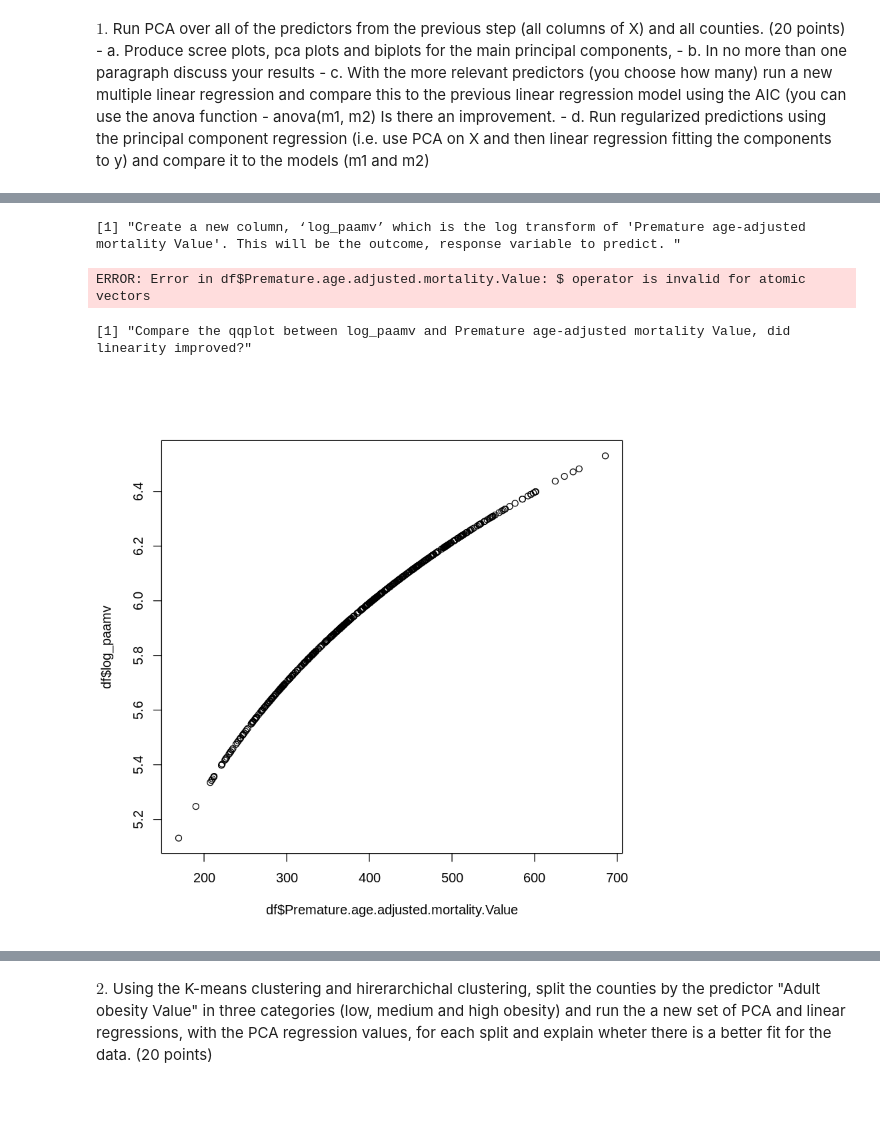
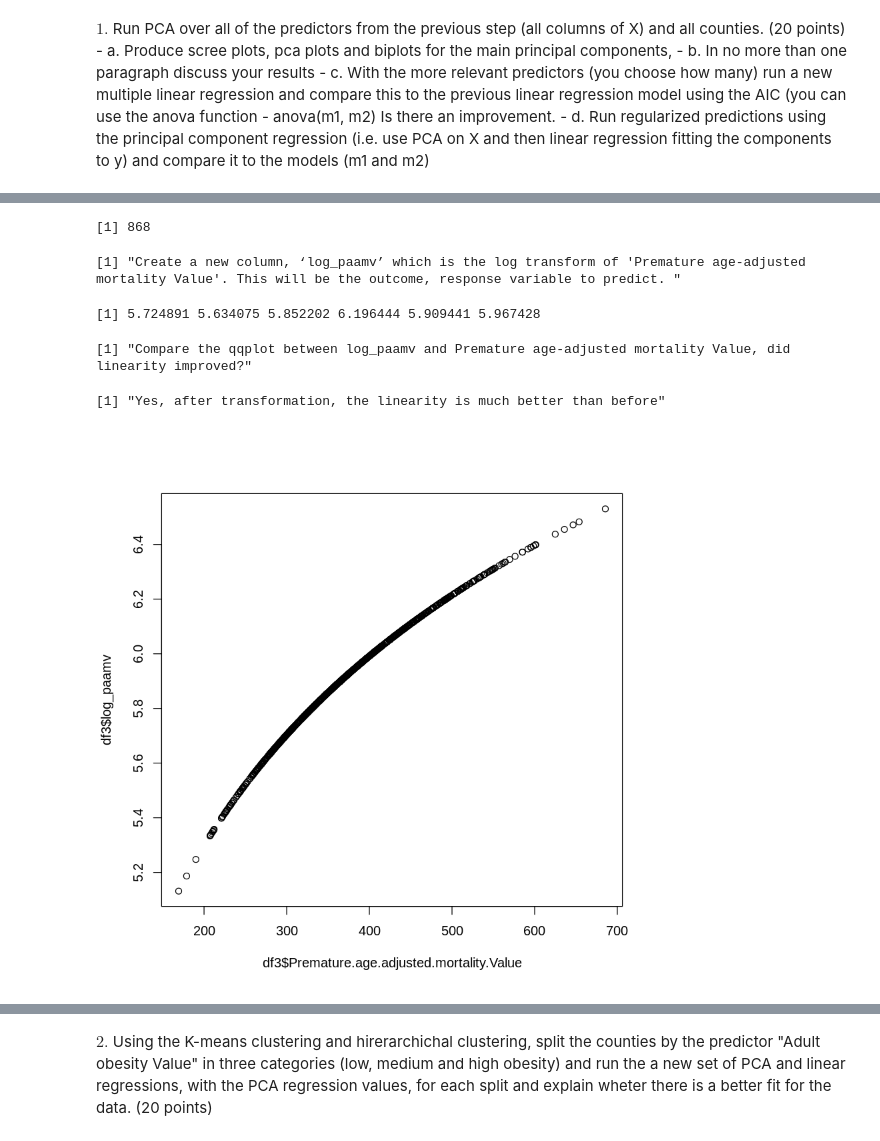
Before and after one commit to doraemon918/BMI_Prob_Stats, a Jupyter notebook: Module/Exam3/Exam 3.ipynb, the cells around one changed output, grey strips where cells are left out. Drawn from its saved outputs; the diff is of its cells as text; code cells hidden in the pictures; blank space fills up the shorter version.

```diff
--- a/Module/Exam3/Exam 3.ipynb
+++ b/Module/Exam3/Exam 3.ipynb
@@ -93,0 +60,6 @@ is.na(df$Premature.death.Value)
+# %%
+df1 <- as.data.frame(apply(df, 2, function(y) as.numeric(gsub("(\\d+)\\,(\\d)", "\\1\\2", y))))
+#sapply(df1, class)
+tail(df1)
+nrow(df1)
+#sum(is.na(df1))
@@ -93,0 +75,5 @@ is.na(df$Premature.death.Value)
+# %%
+df2 <- df1[complete.cases(df1),]
+#df2<- na.omit(df1)
+tail(df2)
+nrow(df2)
@@ -94,16 +89,26 @@ is.na(df$Premature.death.Value)
+# %%
+df3 <- filter(df2, X2011.population.estimate.Value >= 30000)
+nrow(df3)
+#sapply(df3,class)
+#tail(df3)
+#df3
+# %% [output]
+[1] 868
 # %%
 "Create a new column, ‘log_paamv’ which is the log transform of 'Premature age-adjusted mortality Value'. This will be the outcome, response variable to predict. "
-df$log_paamv <- log(df$Premature.age.adjusted.mortality.Value)
-head(df$log_paamv)
+df3$log_paamv <- log(df3$Premature.age.adjusted.mortality.Value)
+tail(df3$log_paamv)
 # %% [output]
 [1] "Create a new column, ‘log_paamv’ which is the log transform of 'Premature age-adjusted mortality Value'. This will be the outcome, response variable to predict. "
-ERROR: Error in df$Premature.age.adjusted.mortality.Value: $ operator is invalid for atomic vectors
+[1] 5.724891 5.634075 5.852202 6.196444 5.909441 5.967428
 # %%
 "Compare the qqplot between log_paamv and Premature age-adjusted mortality Value, did linearity improved?"
-qqplot(df$Premature.age.adjusted.mortality.Value,df$log_paamv)
+qqplot(df3$Premature.age.adjusted.mortality.Value,df3$log_paamv)
+'Yes, after transformation, the linearity is much better than before'
 # %% [output]
 [1] "Compare the qqplot between log_paamv and Premature age-adjusted mortality Value, did linearity improved?"
+[1] "Yes, after transformation, the linearity is much better than before"
-[figure, old version]
+[figure, new version]
 # %%
 "
 Predict “log_paamv” (y) using all “Value” variables except REMOVED_COLUMNS (listed below) as your predictors/features (X).
```
Also changed, not shown: parts of 55 cells of this notebook.
